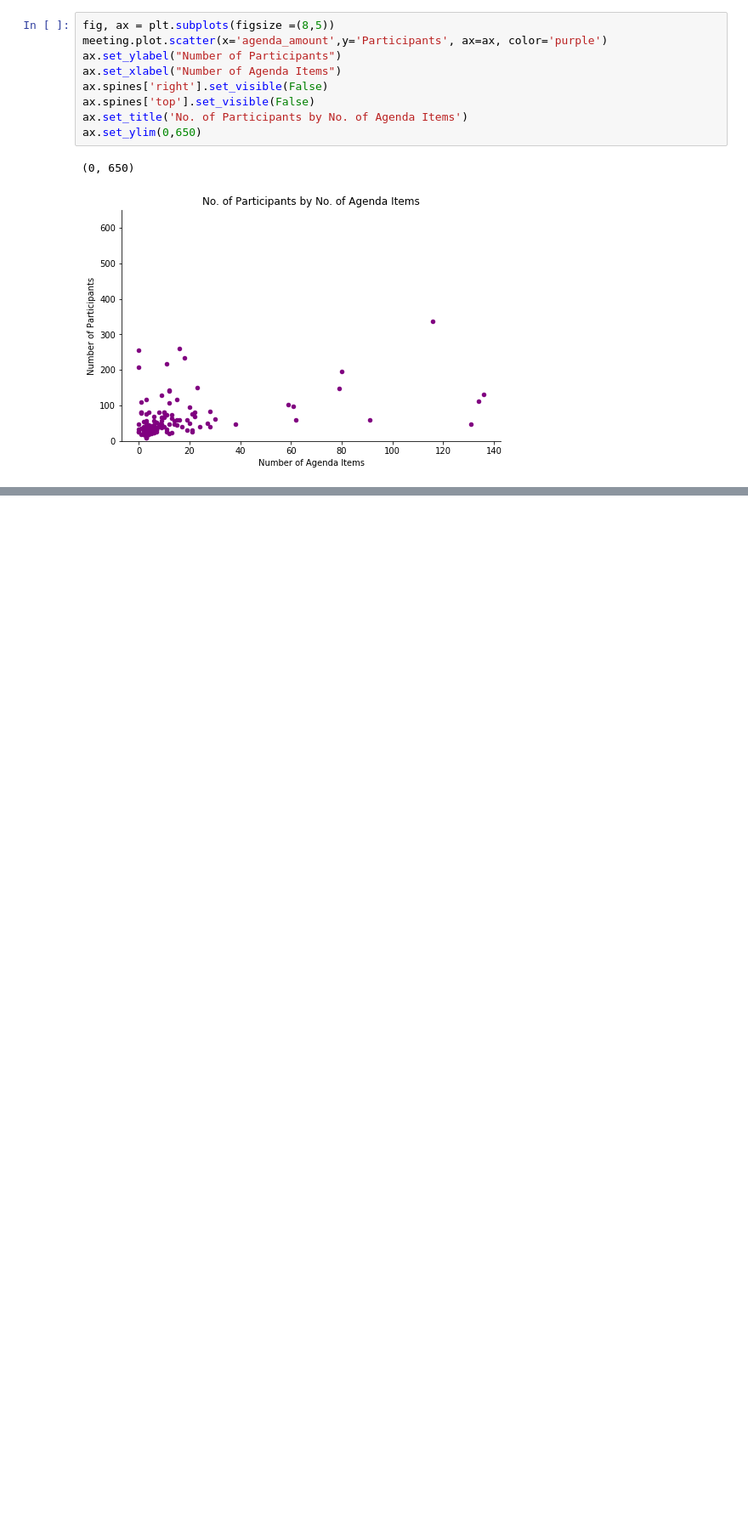
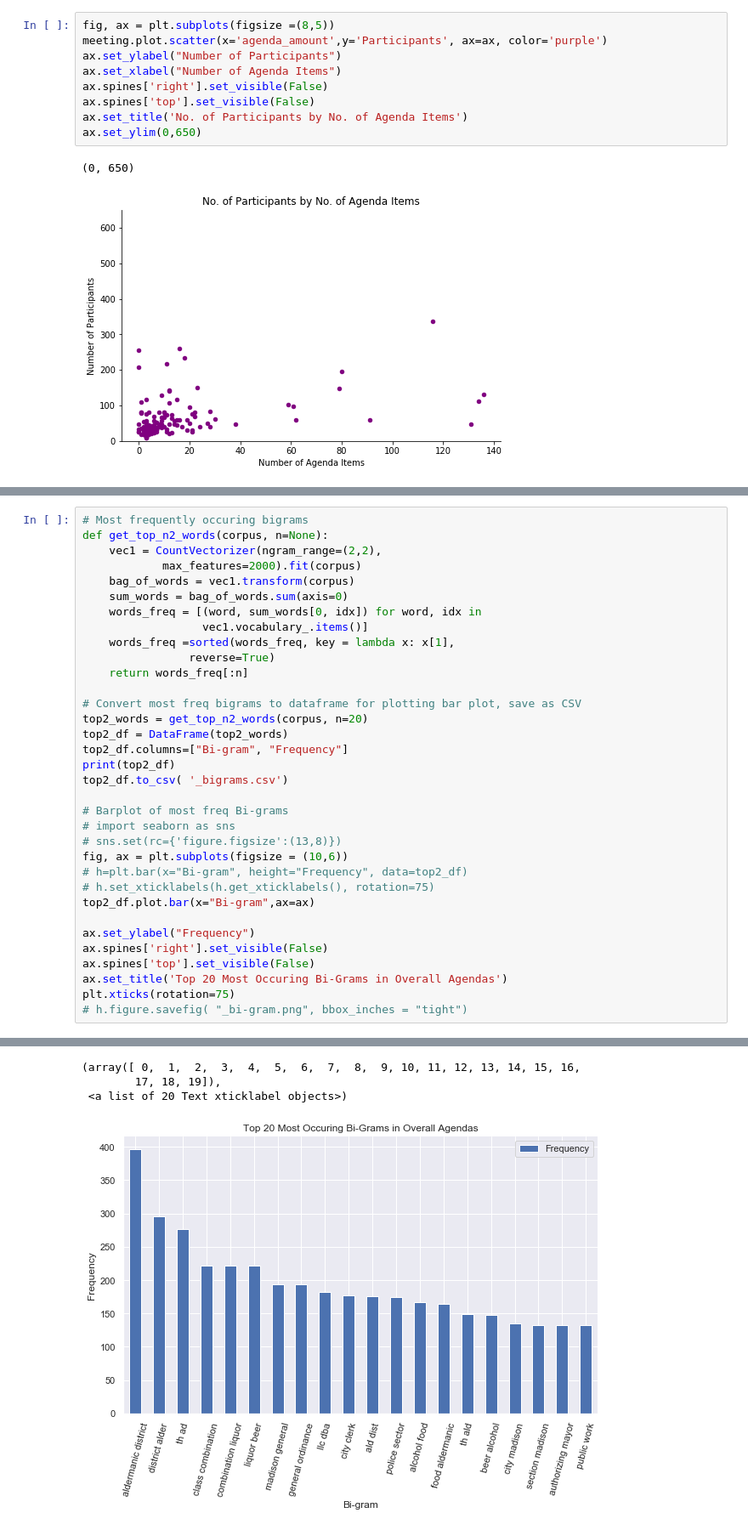
Before and after one commit to terryghanty/cs638, a Jupyter notebook: meetings/meetings.ipynb, the cells around one changed output, grey strips where cells are left out. Shown: that part at 85% size. Drawn from its saved outputs; the diff is of its cells as text; blank space fills up the shorter version.

Commit message:
worked on multiple regression and n grams

```diff
--- a/meetings/meetings.ipynb
+++ b/meetings/meetings.ipynb
@@ -375,0 +589,35 @@ ax.set_ylim(0,650)
+# %%
+# Most frequently occuring bigrams
+def get_top_n2_words(corpus, n=None):
+    vec1 = CountVectorizer(ngram_range=(2,2),
+            max_features=2000).fit(corpus)
+    bag_of_words = vec1.transform(corpus)
+    sum_words = bag_of_words.sum(axis=0)
+    words_freq = [(word, sum_words[0, idx]) for word, idx in
+                  vec1.vocabulary_.items()]
+    words_freq =sorted(words_freq, key = lambda x: x[1],
+                reverse=True)
+    return words_freq[:n]
+
+# Convert most freq bigrams to dataframe for plotting bar plot, save as CSV
+top2_words = get_top_n2_words(corpus, n=20)
+top2_df = DataFrame(top2_words)
+top2_df.columns=["Bi-gram", "Frequency"]
+print(top2_df)
+top2_df.to_csv( '_bigrams.csv')
+
+# Barplot of most freq Bi-grams
+# import seaborn as sns
+# sns.set(rc={'figure.figsize':(13,8)})
+fig, ax = plt.subplots(figsize = (10,6))
+# h=plt.bar(x="Bi-gram", height="Frequency", data=top2_df)
+# h.set_xticklabels(h.get_xticklabels(), rotation=75)
+top2_df.plot.bar(x="Bi-gram",ax=ax)
+
+ax.set_ylabel("Frequency")
+ax.spines['right'].set_visible(False)
+ax.spines['top'].set_visible(False)
+ax.set_title('Top 20 Most Occuring Bi-Grams in Overall Agendas')
+plt.xticks(rotation=75)
+# h.figure.savefig( "_bi-gram.png", bbox_inches = "tight")
+# %% [output]
@@ -375,0 +641,4 @@ ax.set_ylim(0,650)
+(array([ 0,  1,  2,  3,  4,  5,  6,  7,  8,  9, 10, 11, 12, 13, 14, 15, 16,
+        17, 18, 19]),
+ <a list of 20 Text xticklabel objects>)
+[figure, added]
```
Also changed, not shown: parts of 30 cells of this notebook, 11 other files.
